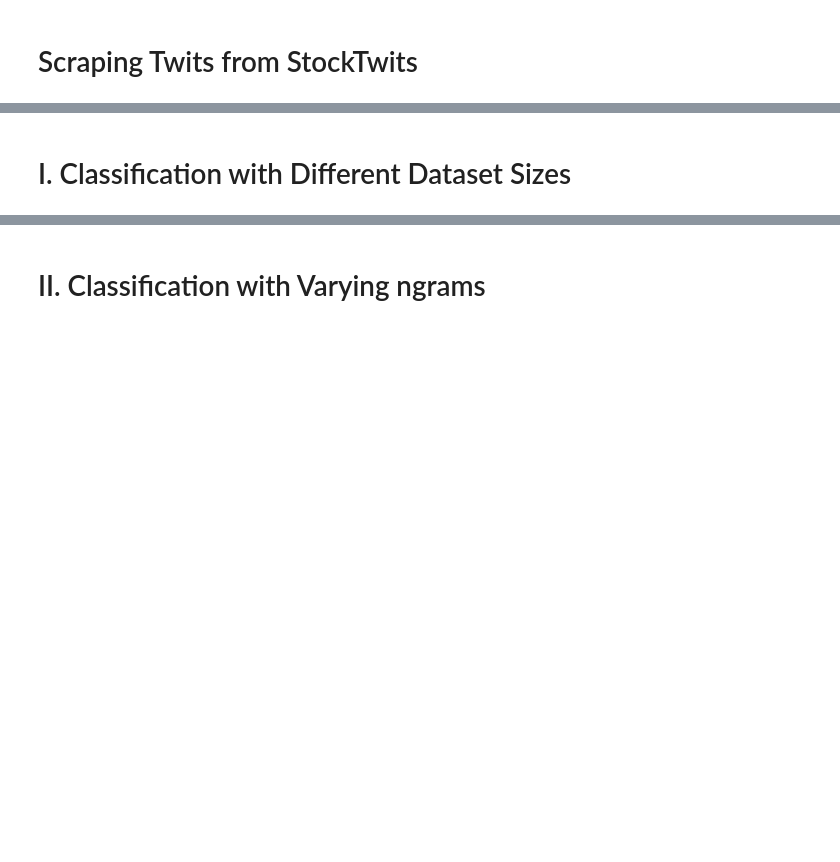
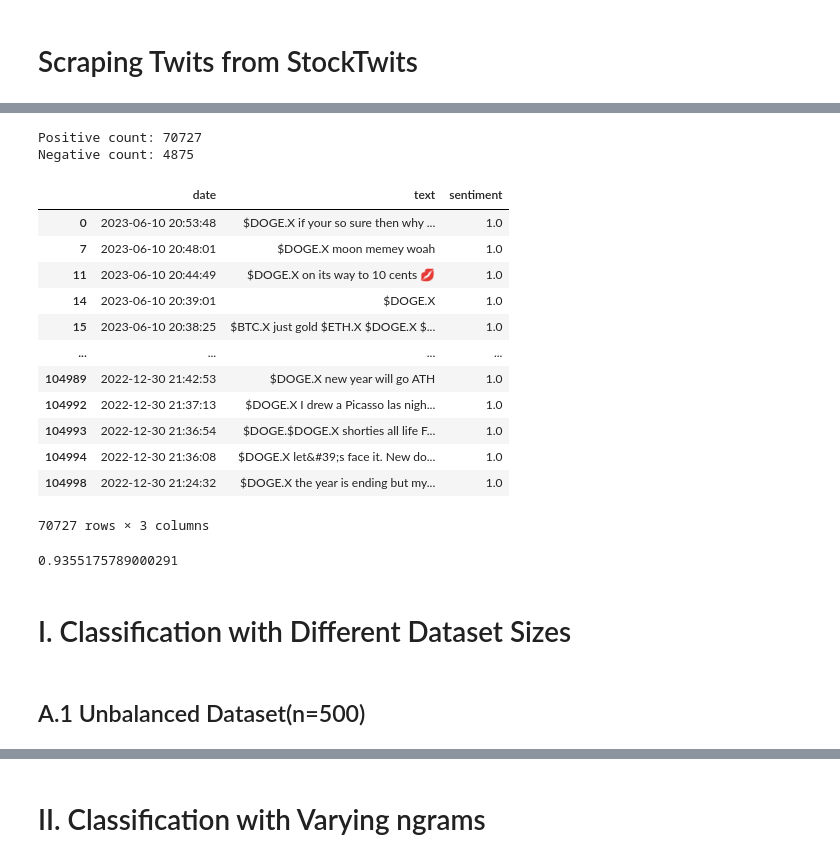
Before and after one commit to ajaquaries/Big-Data-Analytics, a Jupyter notebook: ARIES-GUERRA-SARAMITA.ipynb, the cells around one changed output, grey strips where cells are left out. Saved outputs shown, nothing was run; the diff lists cells and outputs as text; code cells hidden in the pictures; blank space fills up the shorter version.

```diff
--- a/ARIES-GUERRA-SARAMITA.ipynb
+++ b/ARIES-GUERRA-SARAMITA.ipynb
@@ -127,7 +141,7 @@ returns
 http = urllib3.PoolManager()
 ticker = "DOGE.X"
 rows = []
-for l in range(0, 10000):
+for l in range(0, 50000):
     if l == 0:
         url = f"https://api.stocktwits.com/api/2/streams/symbol/{ticker}.json"
     else:
@@ -154,20 +168,5 @@ for l in range(0, 10000):
         rows.append((date, text, sentiment))
 
 df = pd.DataFrame(rows, columns=["date","text","sentiment"])
-
-#ticker
-ticker = 'DOGE-USD'
-#setting the period
-start_date1 = '2017-12-01'
-end_date1 = '2023-02-28'
-
-#retrieving dataset
-data1 = yf.download(ticker, start=start_date1, end=end_date1)['Adj Close']
-
-# Extract the returns for the current asset
-returns = data1.pct_change().dropna()
-returns
-
-#setting the window size
 # %% [output]
 https://api.stocktwits.com/api/2/streams/symbol/DOGE.X.json
@@ -197,2 +210,15 @@ df
+# %%
+# Number of positive and negative stocktwitz in the dataset
+positive_count = df[df['sentiment'] == 1].shape[0]
+negative_count = df[df['sentiment'] == -1].shape[0]
+
+print("Positive count:", positive_count)
+print("Negative count:", negative_count)
+# %% [output]
+Positive count: 70727
+Negative count: 4875
 # %%
+# Remove timezone from columns
+df['date'] = df['date'].dt.tz_localize(None)
+
 df.to_excel('stocktwits_data.xlsx')
@@ -199,2 +227,23 @@ df.to_excel('stocktwits_data.xlsx')
+# %%
+df1_pos = df[df['sentiment']==1]
+df1_pos
+# %% [output]
+|  | date | text | sentiment |
+| 0 | 2023-06-10 20:53:48 | $DOGE.X if your so sure then why ... | 1.0 |
+| 7 | 2023-06-10 20:48:01 | $DOGE.X moon memey woah | 1.0 |
+| 11 | 2023-06-10 20:44:49 | $DOGE.X on its way to 10 cents 💋 | 1.0 |
+| 14 | 2023-06-10 20:39:01 | $DOGE.X | 1.0 |
+| 15 | 2023-06-10 20:38:25 | $BTC.X just gold $ETH.X $DOGE.X $... | 1.0 |
+| ... | ... | ... | ... |
+| 104989 | 2022-12-30 21:42:53 | $DOGE.X new year will go ATH | 1.0 |
+| 104992 | 2022-12-30 21:37:13 | $DOGE.X I drew a Picasso las nigh... | 1.0 |
+| 104993 | 2022-12-30 21:36:54 | $DOGE.$DOGE.X shorties all life F... | 1.0 |
+| 104994 | 2022-12-30 21:36:08 | $DOGE.X let&#39;s face it. New do... | 1.0 |
+| 104998 | 2022-12-30 21:24:32 | $DOGE.X the year is ending but my... | 1.0 |
+70727 rows × 3 columns
+# %%
+len(df1_pos)/len(df1)
+# %% [output]
+0.9355175789000291
 # %% [markdown]
 # I. Classification with Different Dataset Sizes
@@ -200,0 +255,2 @@ df.to_excel('stocktwits_data.xlsx')
+# %% [markdown]
+## A.1 Unbalanced Dataset(n=500)
```
Also changed, not shown: parts of 40 cells of this notebook, 1 other file.
